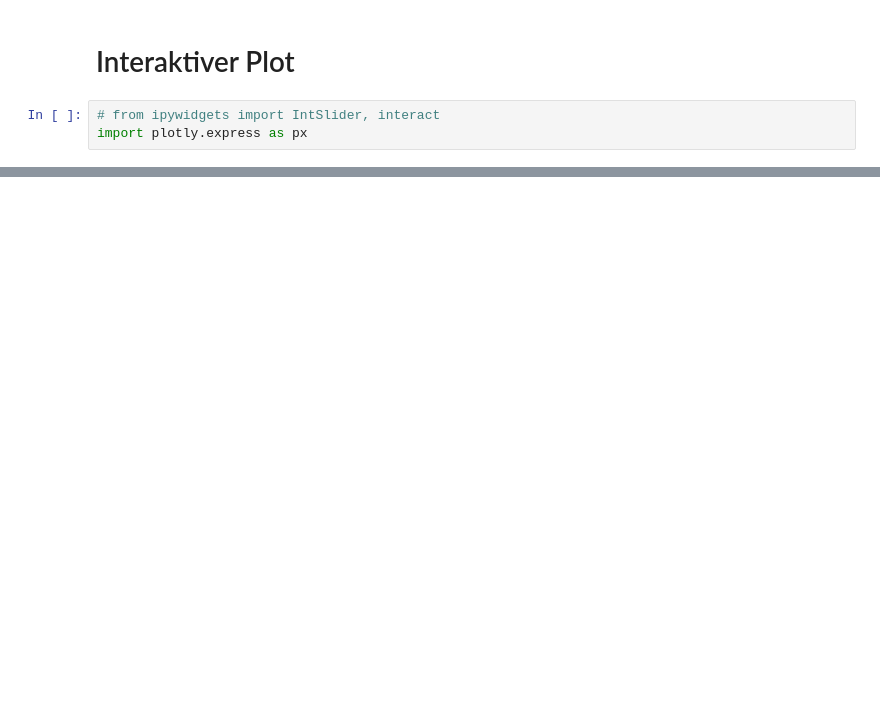
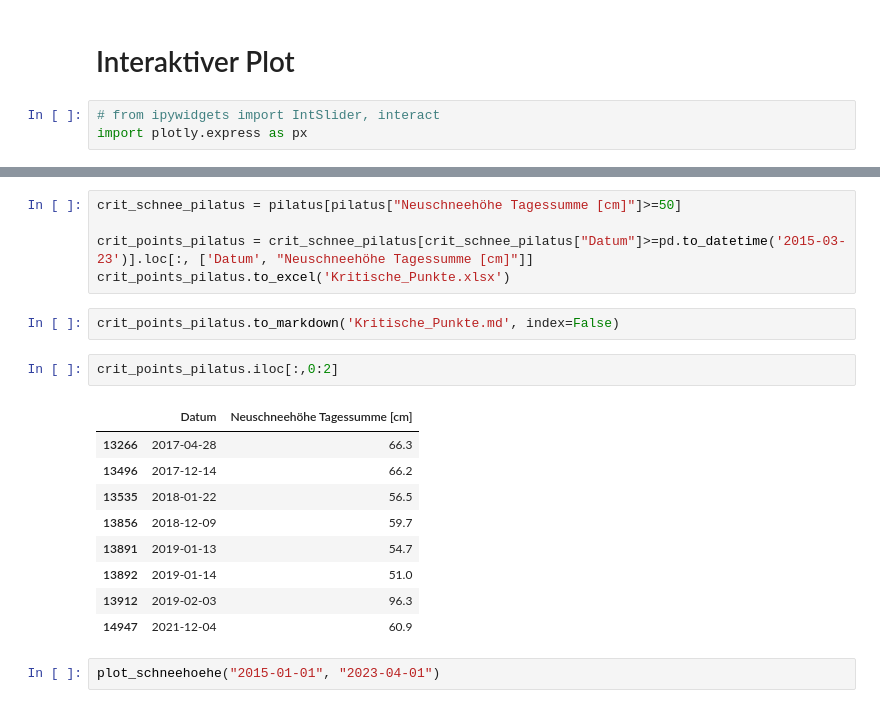
Before and after one commit to PascalGitz/007_Pilatus_Vermessung, a Jupyter notebook: Auswertung.ipynb, the cells around one changed output, grey strips where cells are left out. Cells and saved outputs as stored; diff of their text form; blank space fills up the shorter version.

```diff
--- a/Auswertung.ipynb
+++ b/Auswertung.ipynb
@@ -91,0 +152,21 @@ plot_schneehoehe(2015, 2023)
+# %%
+crit_schnee_pilatus = pilatus[pilatus["Neuschneehöhe Tagessumme [cm]"]>=50]
+
+crit_points_pilatus = crit_schnee_pilatus[crit_schnee_pilatus["Datum"]>=pd.to_datetime('2015-03-23')].loc[:, ['Datum', "Neuschneehöhe Tagessumme [cm]"]]
+crit_points_pilatus.to_excel('Kritische_Punkte.xlsx')
+# %%
+crit_points_pilatus.to_markdown('Kritische_Punkte.md', index=False)
+# %%
+crit_points_pilatus.iloc[:,0:2]
+# %% [output]
+|  | Datum | Neuschneehöhe Tagessumme [cm] |
+| 13266 | 2017-04-28 | 66.3 |
+| 13496 | 2017-12-14 | 66.2 |
+| 13535 | 2018-01-22 | 56.5 |
+| 13856 | 2018-12-09 | 59.7 |
+| 13891 | 2019-01-13 | 54.7 |
+| 13892 | 2019-01-14 | 51.0 |
+| 13912 | 2019-02-03 | 96.3 |
+| 14947 | 2021-12-04 | 60.9 |
+# %%
+plot_schneehoehe("2015-01-01", "2023-04-01")
```
Also changed, not shown: parts of 6 cells of this notebook, 3 other files.
